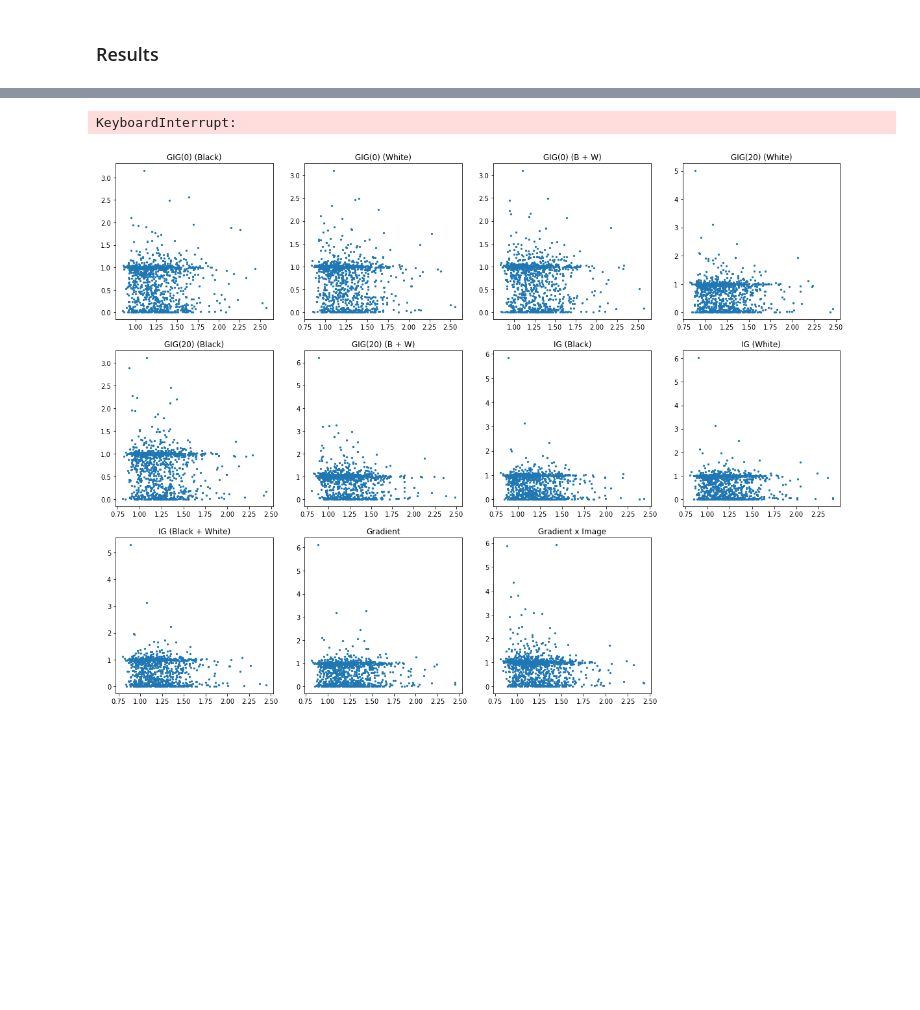
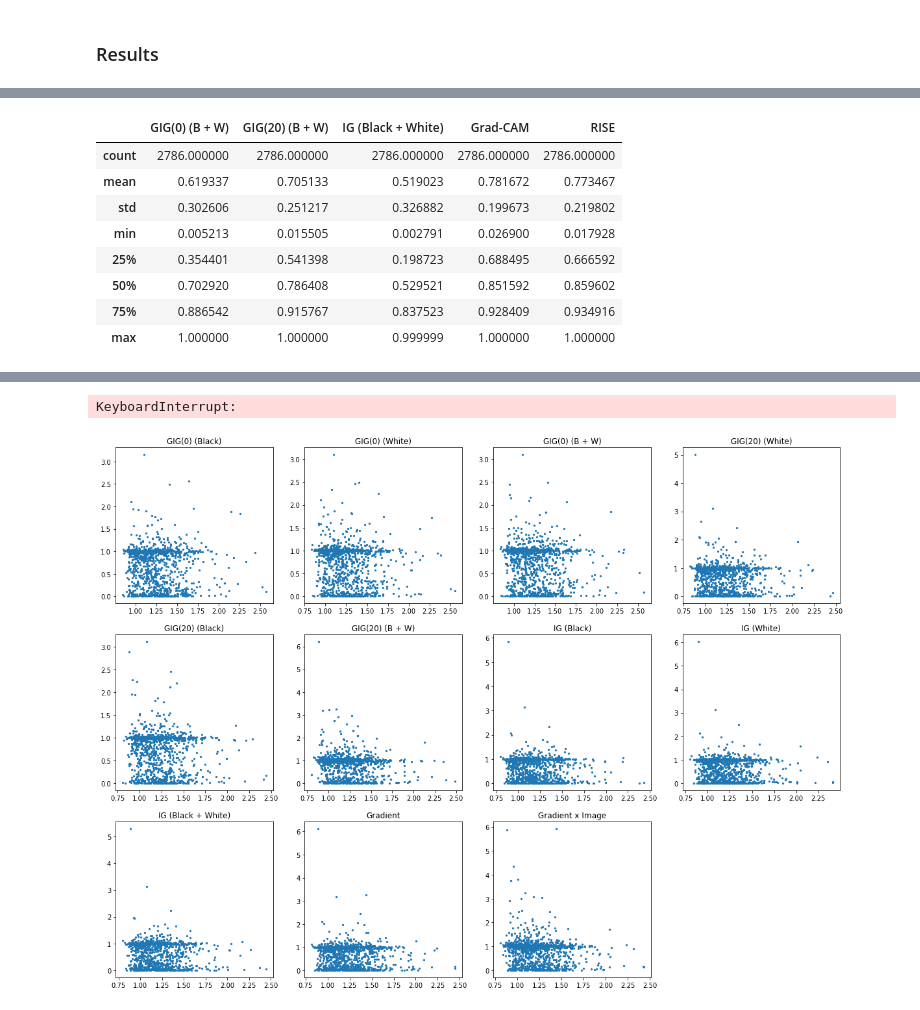
Before and after one commit to axelmy/DD2421, a Jupyter notebook: ImageNet-compute.ipynb, the cells around one changed output, grey strips where cells are left out. Cells and saved outputs as stored; diff of their text form; code cells hidden in the pictures; blank space fills up the shorter version.

```diff
--- a/ImageNet-GIG-compute.ipynb
+++ b/ImageNet-compute.ipynb
@@ -480,2 +507,13 @@ ress.describe()
 # %%
-ress.to_csv('results.csv')
+ress_insertion_df.to_csv('results_insertion.csv')
+ress_insertion_df.describe()
+# %% [output]
+|  | GIG(0) (B + W) | GIG(20) (B + W) | IG (Black + White) | Grad-CAM | RISE |
+| count | 2786.000000 | 2786.000000 | 2786.000000 | 2786.000000 | 2786.000000 |
+| mean | 0.619337 | 0.705133 | 0.519023 | 0.781672 | 0.773467 |
+| std | 0.302606 | 0.251217 | 0.326882 | 0.199673 | 0.219802 |
+| min | 0.005213 | 0.015505 | 0.002791 | 0.026900 | 0.017928 |
+| 25% | 0.354401 | 0.541398 | 0.198723 | 0.688495 | 0.666592 |
+| 50% | 0.702920 | 0.786408 | 0.529521 | 0.851592 | 0.859602 |
+| 75% | 0.886542 | 0.915767 | 0.837523 | 0.928409 | 0.934916 |
+| max | 1.000000 | 1.000000 | 0.999999 | 1.000000 | 1.000000 |
```
Also changed, not shown: parts of 15 cells of this notebook, 5 other files.
